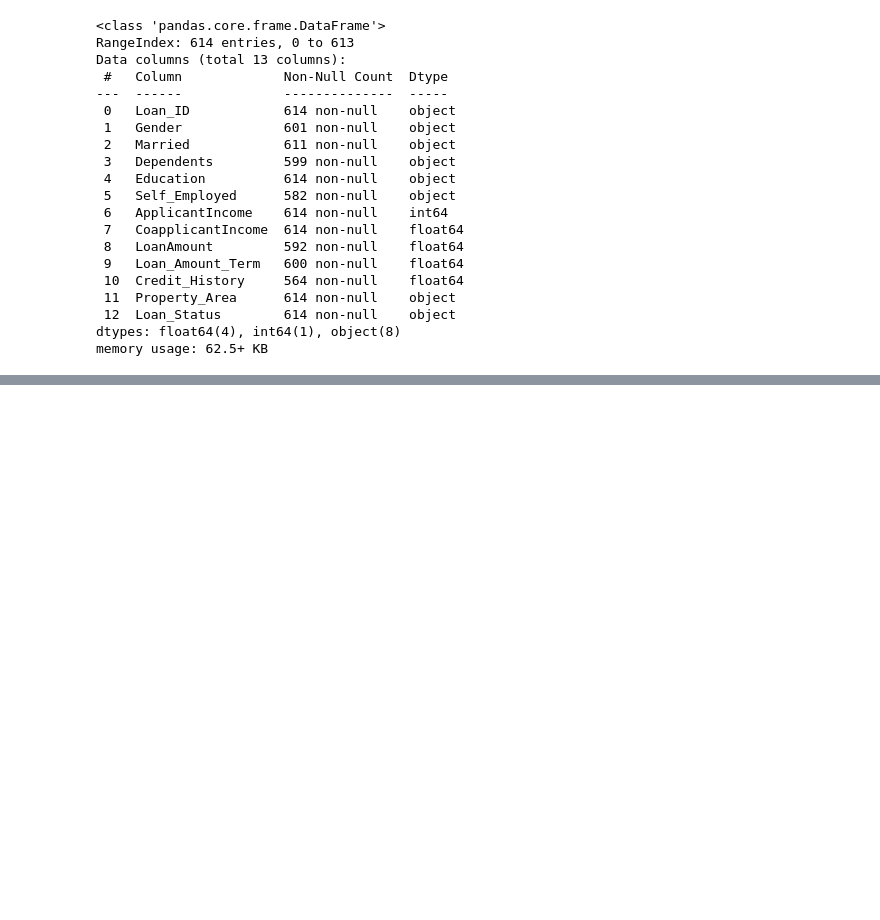
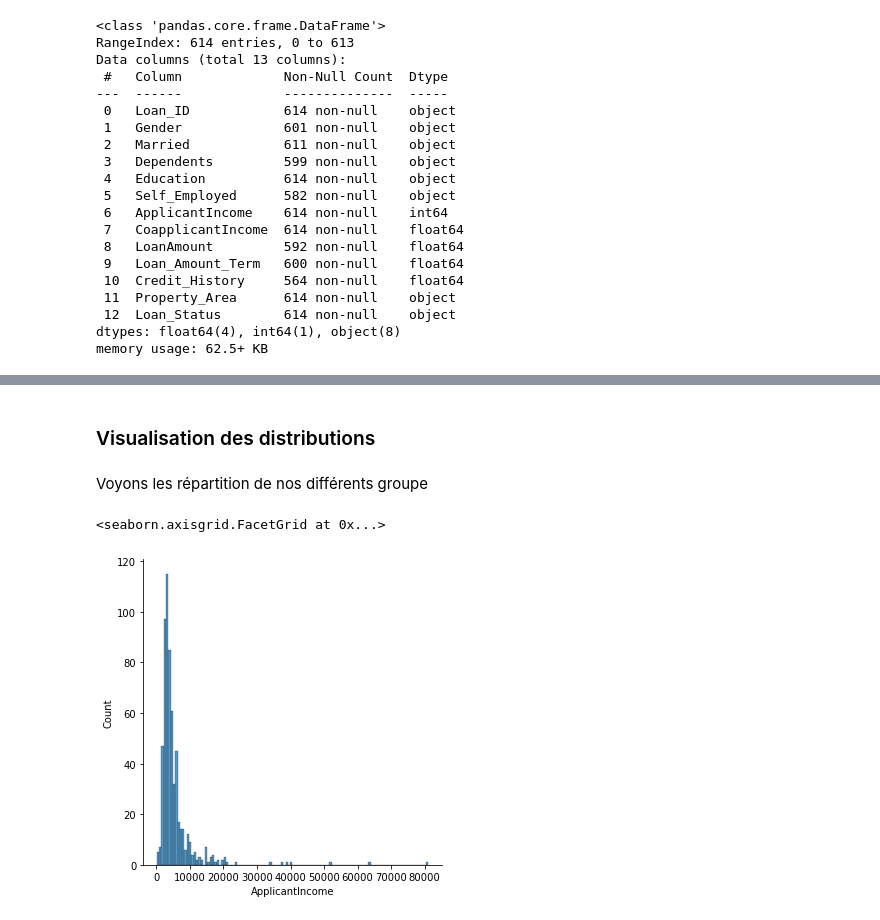
Before and after one commit to Gfeuillas/finance_project, a Jupyter notebook: Projet Finance.ipynb, the cells around one changed output, grey strips where cells are left out. Cells and saved outputs as stored; diff of their text form; code cells hidden in the pictures; blank space fills up the shorter version.

```diff
--- a/Projet Finance.ipynb
+++ b/Projet Finance.ipynb
@@ -92,0 +193,2 @@ df_xls.describe()
+# %%
+df=df_csv
@@ -154,0 +251,12 @@ ValueError: PyCapsule_GetPointer called with incorrect name
+# %% [markdown]
+### Visualisation des distributions
+# %% [markdown]
+Voyons les répartition de nos différents groupe
+# %%
+
+for x in
+
+sns.displot(df.ApplicantIncome)
+# %% [output]
+<seaborn.axisgrid.FacetGrid at 0x...>
+[figure, added]
```
Also changed, not shown: parts of 41 cells of this notebook.
